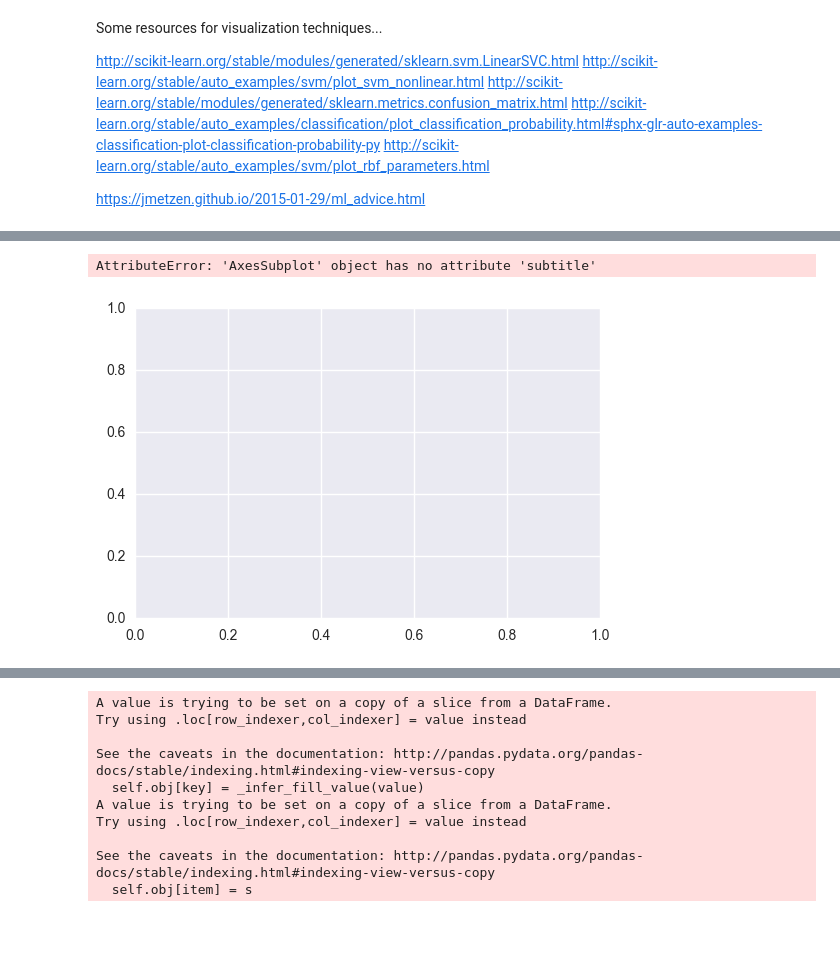
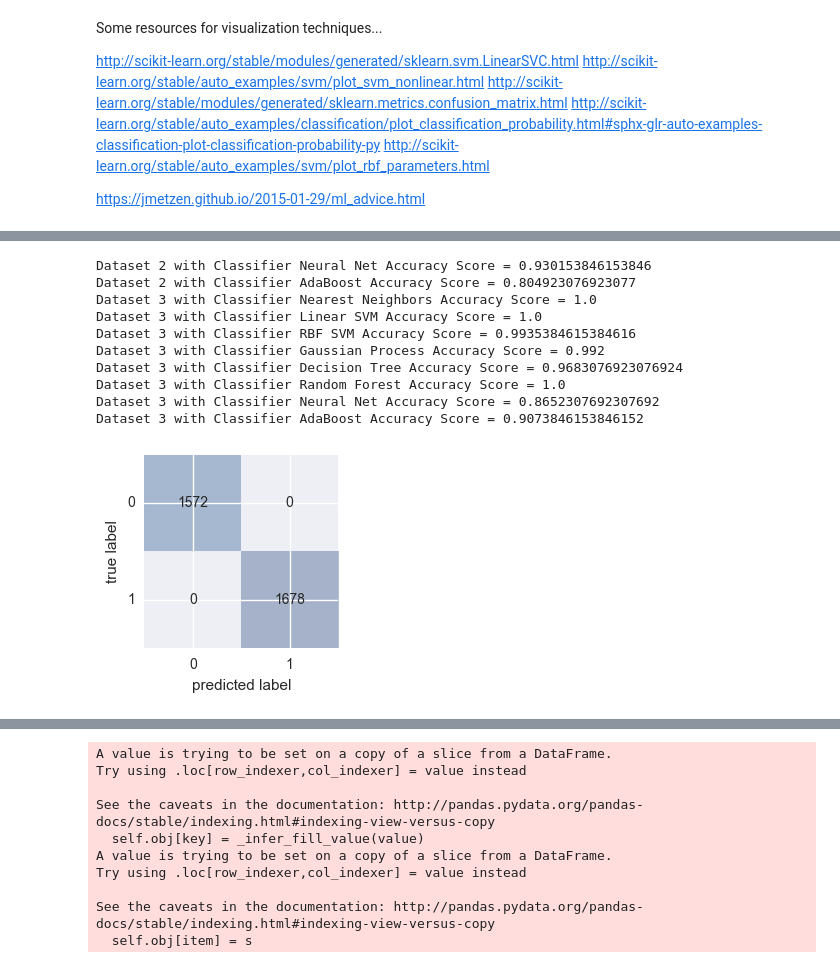
Before and after one commit to mohsseha/DSI-BOS-students, a Jupyter notebook: pparker-roach/capstone/Capstone_Mushroom_Classification.ipynb, the cells around one changed output, grey strips where cells are left out. Drawn from its saved outputs; the diff is of its cells as text; code cells hidden in the pictures; blank space fills up the shorter version.

```diff
--- a/pparker-roach/capstone/Capstone_Mushroom_Classification.ipynb
+++ b/pparker-roach/capstone/Capstone_Mushroom_Classification.ipynb
@@ -497,6 +504,8 @@ names = [
 
 classifiers = [
      KNeighborsClassifier(3, algorithm='auto'),
+     SVC(kernel="linear", C=0.025),
+     SVC(gamma=2, C=1),
      GaussianProcessClassifier(1.0 * RBF(1.0), warm_start=True),
      DecisionTreeClassifier(max_depth=5),
      RandomForestClassifier(max_depth=5, n_estimators=10, max_features=1),
@@ -507,7 +516,7 @@ classifiers = [
 ]
 
 results = pd.DataFrame(columns=('dataset', 'classifier', 'model', 'score', 'conmat', 'roc_auc_score', 'false_positive_rate', 'true_positive_rate'))
-labels = ['Poisonous', 'Edible']
+labels = [1,0]
 i = 0 # counter for adding rows to the results dataset
 
 for dataset_count, dataset in enumerate(datasets):
@@ -524,7 +533,7 @@ for dataset_count, dataset in enumerate(datasets):
         clf.fit(X_train, y_train)
         y_predict = clf.predict(X_test)
         score = accuracy_score(y_test, y_predict)
-        con_mat = confusion_matrix(y_predict, y_test, )
+        con_mat = confusion_matrix(y_test, y_predict, labels)
         roc_auc = roc_auc_score(y_test, y_predict)
 
         false_positive_rate, true_positive_rate, thresholds = roc_curve(y_test, y_predict)
@@ -572,5 +581,7 @@ results
 # %%
 # save the results from above
 results.to_csv("results.csv")
+# %%
+results = pd.read_csv("results.csv")
 # %%
 # the plot_learning_curve function will be used as another way to evaluate models
@@ -777,30 +768,47 @@ plt.show()
 # %%
-results['dataset'].astype(int)
+results['dataset'] = results['dataset'].astype(int)
+i = 0
+for dataset in results['dataset'].unique():
 
-for dataset in results['dataset'].unique():
-    print("Dataset {}".format(dataset))
-    fig = plt.figure()
-    fig.tight_layout
-    ax1 = fig.add_subplot(111)
-    ax1.subtitle('Receiver Operating Characteristic')
-    ax1.plot(false_positive_rate, true_positive_rate, 'b',
-    label=("Poisonous", "Edible"))
-    ax1.legend(loc='lower right')
-    ax1.plot([0,1],[0,1],'r--')
+#    print("Dataset {}".format(dataset))
+#    print(results.loc[dataset]['false_positive_rate'], results.loc[dataset]['true_positive_rate'])
+    while dataset == results.loc[dataset]['dataset'] and i < 32:
+        print("Dataset {} with Classifier {} Accuracy Score = {}".format(results.loc[i]['dataset'], results.loc[i]['classifier'], results.loc[i]['score'] ) )
+#        print("Confusion Matrix")
+        from mlxtend.plotting import plot_confusion_matrix
+        import matplotlib.pyplot as plt
+        import numpy as np
+
+        binary = np.array([[1572, 0],
+                           [0, 1678]])
+#        print(results.loc[i]['conmat'])
+        fig, ax = plot_confusion_matrix(conf_mat=binary)
+#        plt.show()
+        i += 1
+
+
+
+
+
+#     ax1 = fig.add_subplot(111)
+#     ax1.title.set_text('Receiver Operating Characteristic')
+#     ax1.plot(results.loc[0]['false_positive_rate'], results.loc[0]['true_positive_rate'], 'b', label=("Poisonous", "Edible"))
+#     ax1.legend(loc='lower right')
+#     ax1.plot([0,1],[0,1],'r--')
 #    ax1.xlim([-0.1,1.2])
 #    ax1.ylim([-0.1,1.2])
 #    ax1.ylabel('True Positive Rate')
 #    ax1.xlabel('False Positive Rate')
 #    ax1.show()
 
-    ax2 = fig.add_subplot(212)
-    ax3 = fig.add_subplot(313)
-    ax4 = fig.add_subplot(414)
-    ax5 = fig.add_subplot(515)
-    ax6 = fig.add_subplot(616)
-    ax7 = fig.add_subplot(717)
-    ax8 = fig.add_subplot(818)
-    ax9 = fig.add_subplot(919)
-    plt.show
-    plt.clf
+#     ax2 = fig.add_subplot(212)
+#     ax3 = fig.add_subplot(313)
+#     ax4 = fig.add_subplot(414)
+#     ax5 = fig.add_subplot(515)
+#     ax6 = fig.add_subplot(616)
+#     ax7 = fig.add_subplot(717)
+#     ax8 = fig.add_subplot(818)
+#     ax9 = fig.add_subplot(919)
+#    plt.show
+#    plt.clf
 # %% [output]
@@ -808,2 +832,11 @@ Dataset 0.0
-AttributeError: 'AxesSubplot' object has no attribute 'subtitle'
+Dataset 2 with Classifier Neural Net Accuracy Score = 0.930153846153846
+Dataset 2 with Classifier AdaBoost Accuracy Score = 0.804923076923077
+Dataset 3 with Classifier Nearest Neighbors Accuracy Score = 1.0
+Dataset 3 with Classifier Linear SVM Accuracy Score = 1.0
+Dataset 3 with Classifier RBF SVM Accuracy Score = 0.9935384615384616
+Dataset 3 with Classifier Gaussian Process Accuracy Score = 0.992
+Dataset 3 with Classifier Decision Tree Accuracy Score = 0.9683076923076924
+Dataset 3 with Classifier Random Forest Accuracy Score = 1.0
+Dataset 3 with Classifier Neural Net Accuracy Score = 0.8652307692307692
+Dataset 3 with Classifier AdaBoost Accuracy Score = 0.9073846153846152
-[figure, old version]
+[figure, new version]
```
Also changed, not shown: parts of 9 cells of this notebook, 12 other files.
